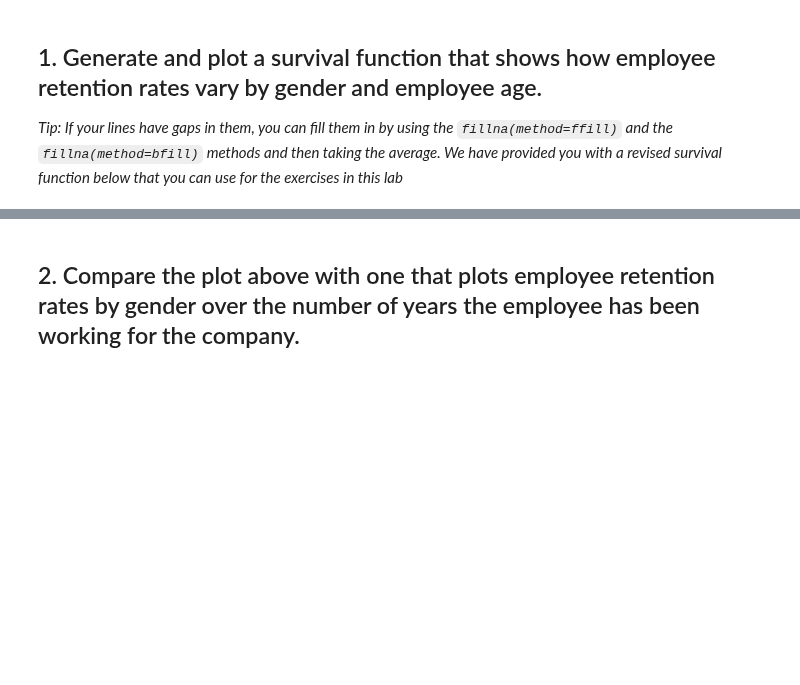
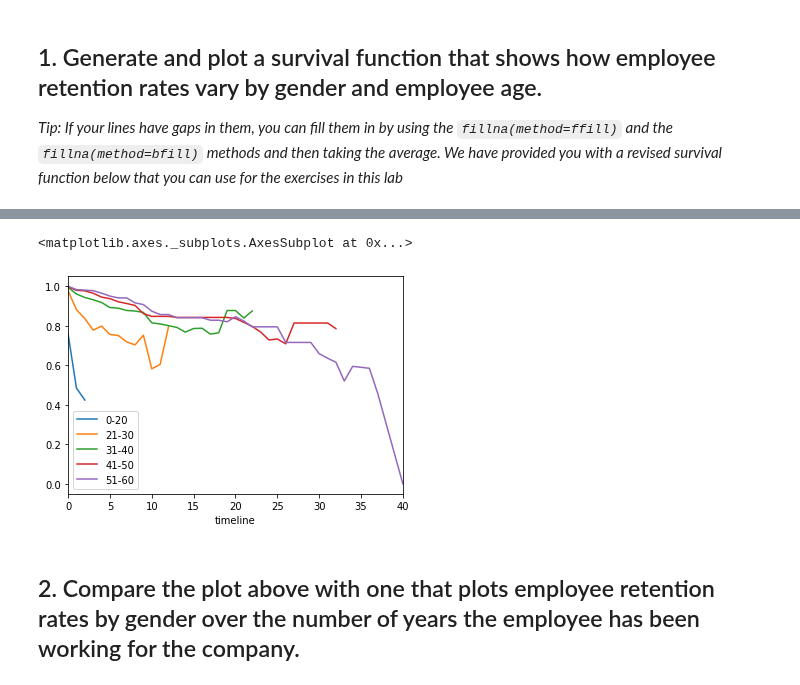
Before and after one commit to ironhack-labs/data-labs, a Jupyter notebook: module-2/lab-survival-analysis/your-code/main.ipynb, the cells around one changed output, grey strips where cells are left out. Saved outputs shown, nothing was run; the diff lists cells and outputs as text; code cells hidden in the pictures; blank space fills up the shorter version.

```diff
--- a/module-2/lab-survival-analysis/your-code/main.ipynb
+++ b/module-2/lab-survival-analysis/your-code/main.ipynb
@@ -34,0 +83,27 @@ def survival(data, group_field, time_field, event_field):
+# %%
+rates_age_0_20 = pd.DataFrame()
+rates_age_21_30 = pd.DataFrame()
+rates_age_31_40 = pd.DataFrame()
+rates_age_41_50 = pd.DataFrame()
+rates_age_51_60 = pd.DataFrame()
+
+for col in rates_age:
+    if int(col) < 21:
+        rates_age_0_20[col] = rates_age[col]
+    elif int(col) < 31:
+        rates_age_21_30[col] = rates_age[col]
+    elif int(col) < 41:
+        rates_age_31_40[col] = rates_age[col]
+    elif int(col) < 51:
+        rates_age_41_50[col] = rates_age[col]
+    elif int(col) < 61:
+        rates_age_51_60[col] = rates_age[col]
+
+rates_age_binned = pd.concat({'0-20':rates_age_0_20.mean(skipna = True, axis = 1),
+                              '21-30':rates_age_21_30.mean(skipna = True, axis = 1),
+                              '31-40':rates_age_31_40.mean(skipna = True, axis = 1),
+                              '41-50':rates_age_41_50.mean(skipna = True, axis = 1),
+                              '51-60':rates_age_51_60.mean(skipna = True, axis = 1)},
+                             axis=1)
+
+rates_age_binned.head()
@@ -35,2 +123,7 @@ def survival(data, group_field, time_field, event_field):
+# %%
+rates_age_binned.plot()
+# %% [output]
+<matplotlib.axes._subplots.AxesSubplot at 0x...>
+[figure, added]
 # %% [markdown]
 ## 2. Compare the plot above with one that plots employee retention rates by gender over the number of years the employee has been working for the company.
```
Also changed, not shown: parts of 15 cells of this notebook, 22 other files.
